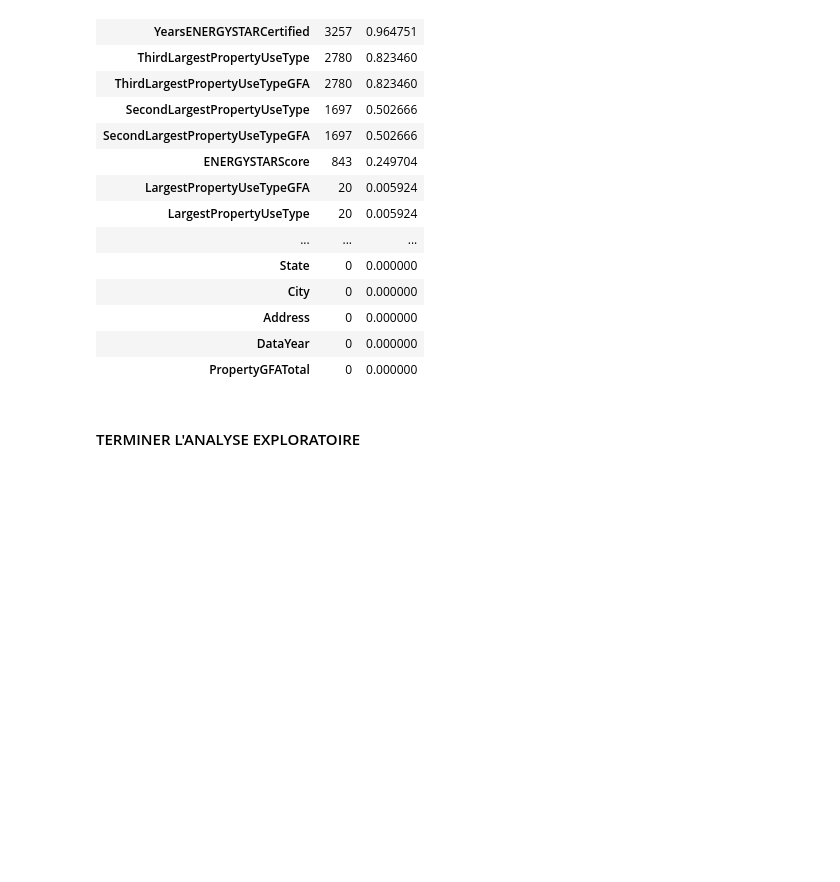
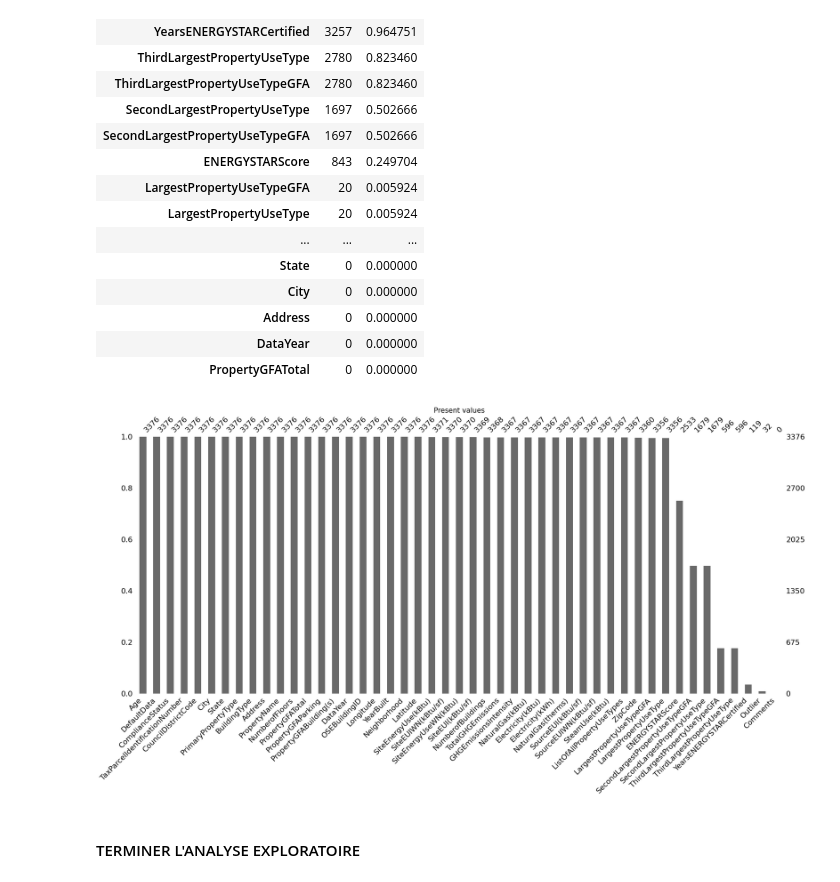
Before and after one commit to Soct/formation_OC, a Jupyter notebook: projet 3/P3_template_modelistation_supervisee_data_scientist.ipynb, the cells around one changed output. Cells and saved outputs as stored; diff of their text form; code cells hidden in the pictures; blank space fills up the shorter version.

```diff
--- a/projet 3/P3_template_modelistation_supervisee_data_scientist.ipynb
+++ b/projet 3/P3_template_modelistation_supervisee_data_scientist.ipynb
@@ -46,6 +48,14 @@ missing_data.head(40)
 | Address | 0 | 0.000000 |
 | DataYear | 0 | 0.000000 |
 | PropertyGFATotal | 0 | 0.000000 |
+# %%
+
+
+barchart = msno.bar(building_consumption, sort="descending")
+barchart.set_title("Present values", fontsize=15)
+plt.show()
+# %% [output]
+[figure, added]
 # %% [markdown]
 #### TERMINER L'ANALYSE EXPLORATOIRE
 # %% [markdown]
```
Also changed, not shown: parts of 4 cells of this notebook.
